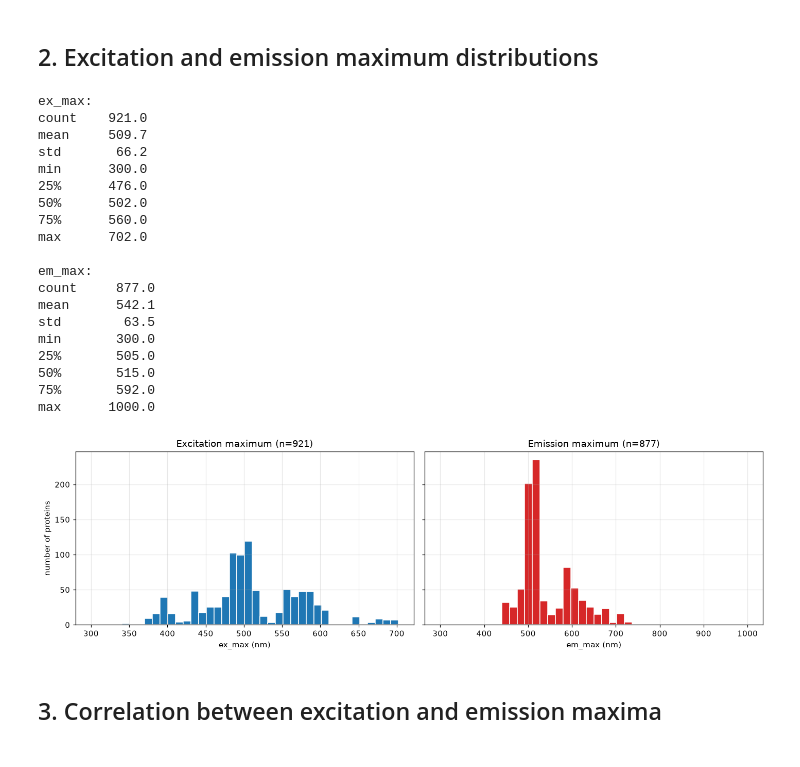
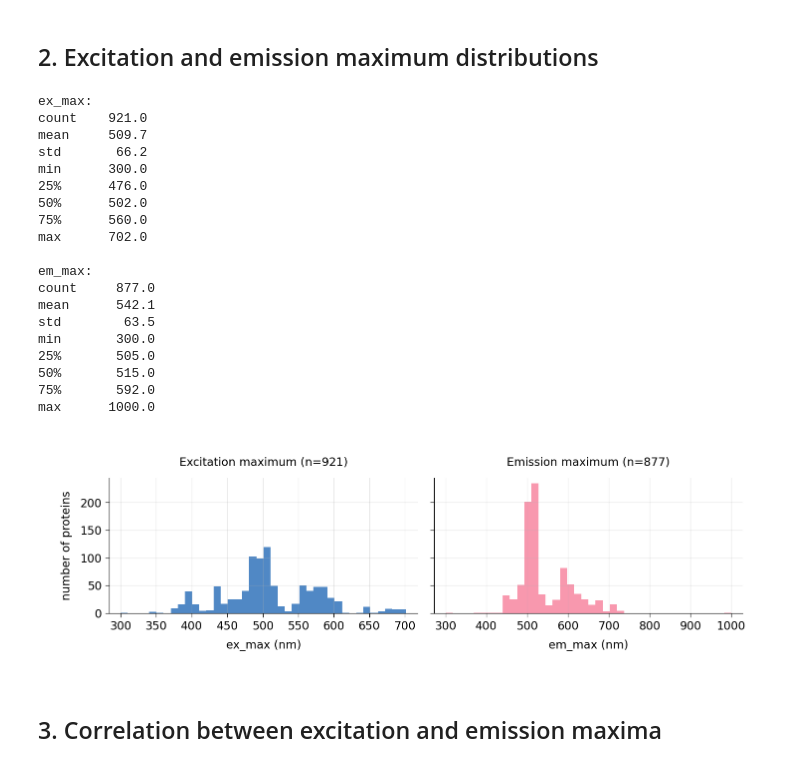
Before and after one commit to Arcadia-Science/FPguide, a Jupyter notebook: fpbase-extractor/explore_fpbase.ipynb, the cells around one changed output. Drawn from its saved outputs; the diff is of its cells as text; code cells hidden in the pictures.

```diff
--- a/fpbase-extractor/explore_fpbase.ipynb
+++ b/fpbase-extractor/explore_fpbase.ipynb
@@ -118,36 +121,36 @@ print("\nem_max:")
 print(em.describe().round(1).to_string())
 
 fig, axes = plt.subplots(1, 2, figsize=(13, 4), sharey=True)
-axes[0].hist(ex, bins=40, color="#1f77b4", edgecolor="white")
+axes[0].hist(ex, bins=40, color=apc.aegean, edgecolor="white")
 axes[0].set_title(f"Excitation maximum (n={len(ex)})")
 axes[0].set_xlabel("ex_max (nm)")
 axes[0].set_ylabel("number of proteins")
-axes[1].hist(em, bins=40, color="#d62728", edgecolor="white")
+axes[1].hist(em, bins=40, color=apc.rose, edgecolor="white")
 axes[1].set_title(f"Emission maximum (n={len(em)})")
 axes[1].set_xlabel("em_max (nm)")
 plt.tight_layout()
 plt.show()
 # %% [output]
 ex_max:
 count    921.0
 mean     509.7
 std       66.2
 min      300.0
 25%      476.0
 50%      502.0
 75%      560.0
 max      702.0
 
 em_max:
 count     877.0
 mean      542.1
 std        63.5
 min       300.0
 25%       505.0
 50%       515.0
 75%       592.0
 max      1000.0
-[figure, old version]
+[figure, new version]
 # %% [markdown]
 ## 3. Correlation between excitation and emission maxima
 # %%
```
Also changed, not shown: parts of 9 cells of this notebook, 3 other files.
